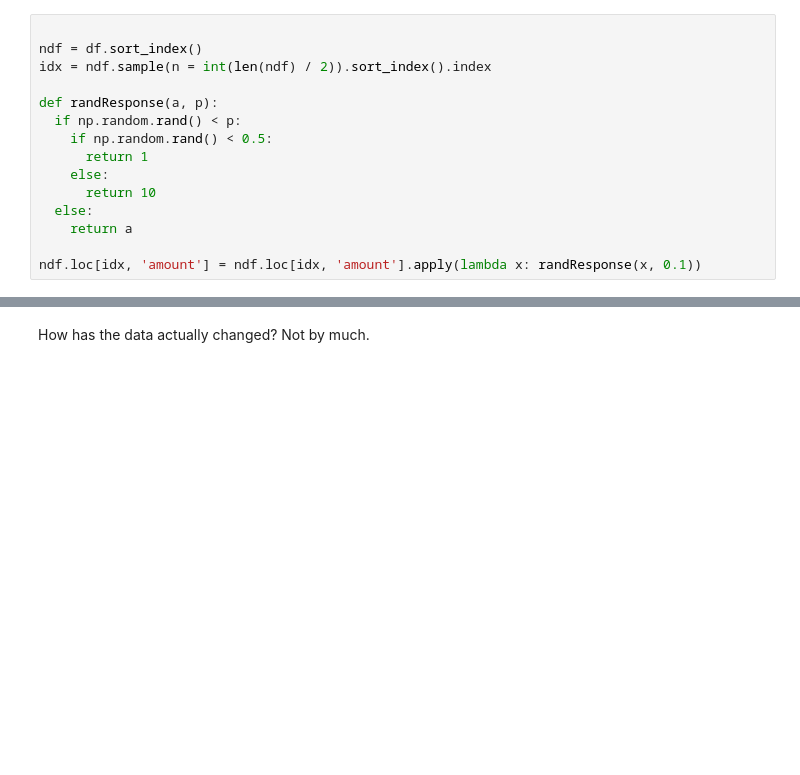
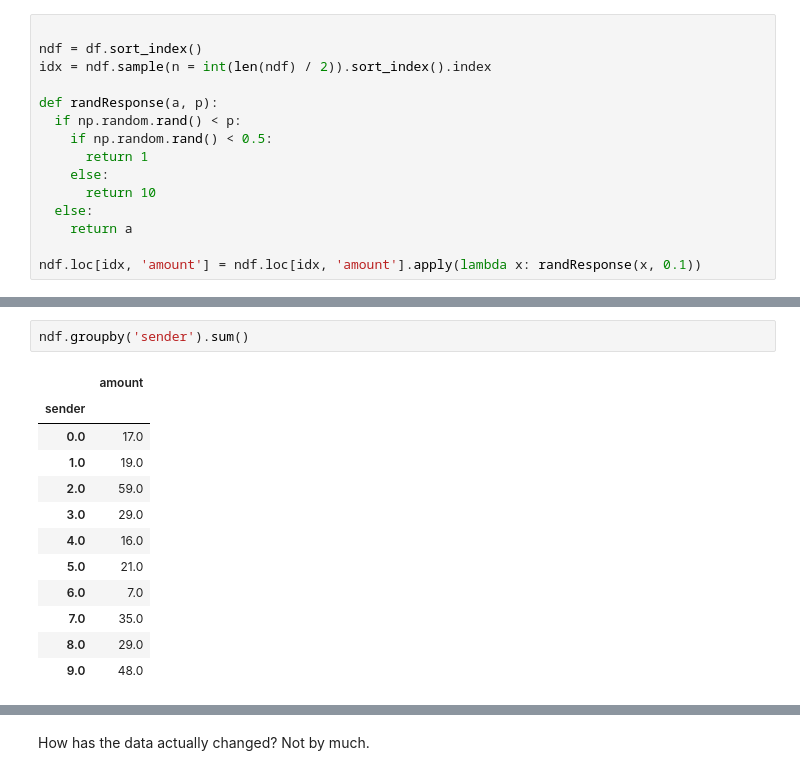
Before and after one commit to HanSeoulOh/mathproblems, a Jupyter notebook: privacyMath.ipynb, the cells around one changed output, grey strips where cells are left out. Cells and saved outputs as stored; diff of their text form; blank space fills up the shorter version.

```diff
--- a/privacyMath.ipynb
+++ b/privacyMath.ipynb
@@ -134,3 +134,18 @@ array([[<matplotlib.axes._subplots.AxesSubplot object at 0x...>]],
+# %%
+ndf.groupby('sender').sum()
+# %% [output]
+|  | amount |
+| sender |  |
+| 0.0 | 17.0 |
+| 1.0 | 19.0 |
+| 2.0 | 59.0 |
+| 3.0 | 29.0 |
+| 4.0 | 16.0 |
+| 5.0 | 21.0 |
+| 6.0 | 7.0 |
+| 7.0 | 35.0 |
+| 8.0 | 29.0 |
+| 9.0 | 48.0 |
 # %%
 ndf.groupby('sender').sum().plot.bar()
 # %% [output]
```
Also changed, not shown: parts of 19 cells of this notebook.
